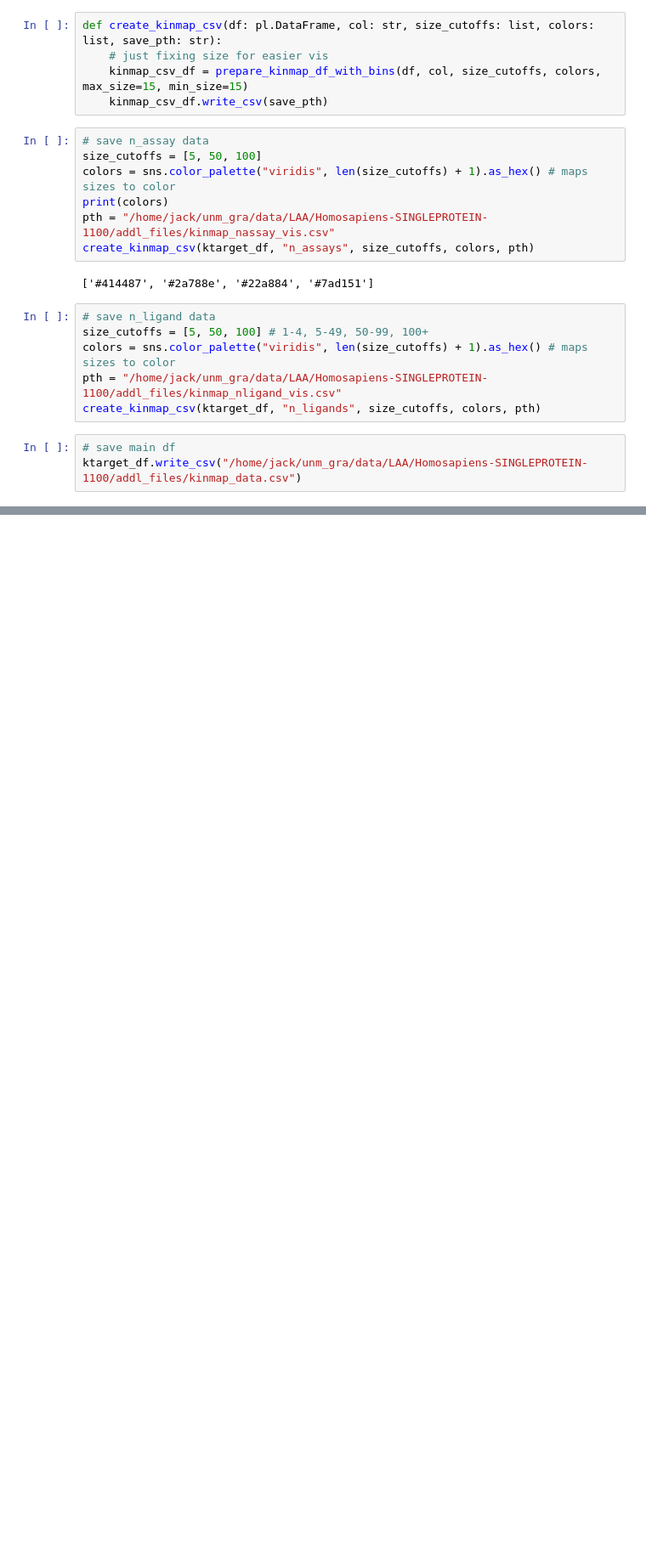
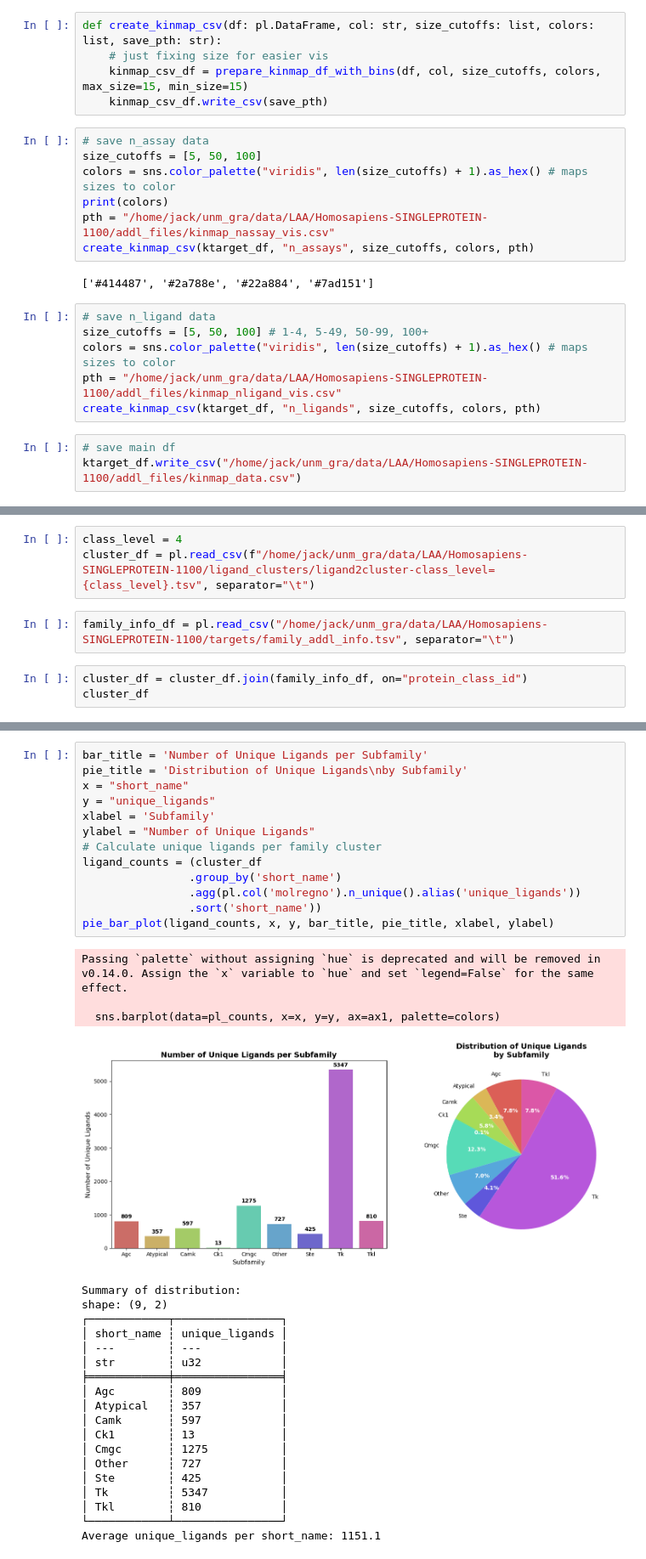
Before and after one commit to Jack-42/ligandActivityAnalysis, a Jupyter notebook: notebooks/exploratory_analysis.ipynb, the cells around one changed output, grey strips where cells are left out. Shown at 85% size. Saved outputs shown, nothing was run; the diff lists cells and outputs as text; blank space fills up the shorter version.

```diff
--- a/notebooks/exploratory_analysis.ipynb
+++ b/notebooks/exploratory_analysis.ipynb
@@ -204,0 +207,8 @@ ktarget_df.write_csv("/home/jack/unm_gra/data/LAA/Homosapiens-SINGLEPROTEIN-1100
+# %%
+class_level = 4
+cluster_df = pl.read_csv(f"/home/jack/unm_gra/data/LAA/Homosapiens-SINGLEPROTEIN-1100/ligand_clusters/ligand2cluster-class_level={class_level}.tsv", separator="\t")
+# %%
+family_info_df = pl.read_csv("/home/jack/unm_gra/data/LAA/Homosapiens-SINGLEPROTEIN-1100/targets/family_addl_info.tsv", separator="\t")
+# %%
+cluster_df = cluster_df.join(family_info_df, on="protein_class_id")
+cluster_df
@@ -204,0 +273,36 @@ ktarget_df.write_csv("/home/jack/unm_gra/data/LAA/Homosapiens-SINGLEPROTEIN-1100
+# %%
+bar_title = 'Number of Unique Ligands per Subfamily'
+pie_title = 'Distribution of Unique Ligands\nby Subfamily'
+x = "short_name"
+y = "unique_ligands"
+xlabel = 'Subfamily'
+ylabel = "Number of Unique Ligands"
+# Calculate unique ligands per family cluster
+ligand_counts = (cluster_df
+                .group_by('short_name')
+                .agg(pl.col('molregno').n_unique().alias('unique_ligands'))
+                .sort('short_name'))
+pie_bar_plot(ligand_counts, x, y, bar_title, pie_title, xlabel, ylabel)
+# %% [output]
+Passing `palette` without assigning `hue` is deprecated and will be removed in v0.14.0. Assign the `x` variable to `hue` and set `legend=False` for the same effect.
+
+  sns.barplot(data=pl_counts, x=x, y=y, ax=ax1, palette=colors)
+[figure, added]
+Summary of distribution:
+shape: (9, 2)
+┌────────────┬────────────────┐
+│ short_name ┆ unique_ligands │
+│ ---        ┆ ---            │
+│ str        ┆ u32            │
+╞════════════╪════════════════╡
+│ Agc        ┆ 809            │
+│ Atypical   ┆ 357            │
+│ Camk       ┆ 597            │
+│ Ck1        ┆ 13             │
+│ Cmgc       ┆ 1275           │
+│ Other      ┆ 727            │
+│ Ste        ┆ 425            │
+│ Tk         ┆ 5347           │
+│ Tkl        ┆ 810            │
+└────────────┴────────────────┘
+Average unique_ligands per short_name: 1151.1
```
Also changed, not shown: parts of 7 cells of this notebook.
